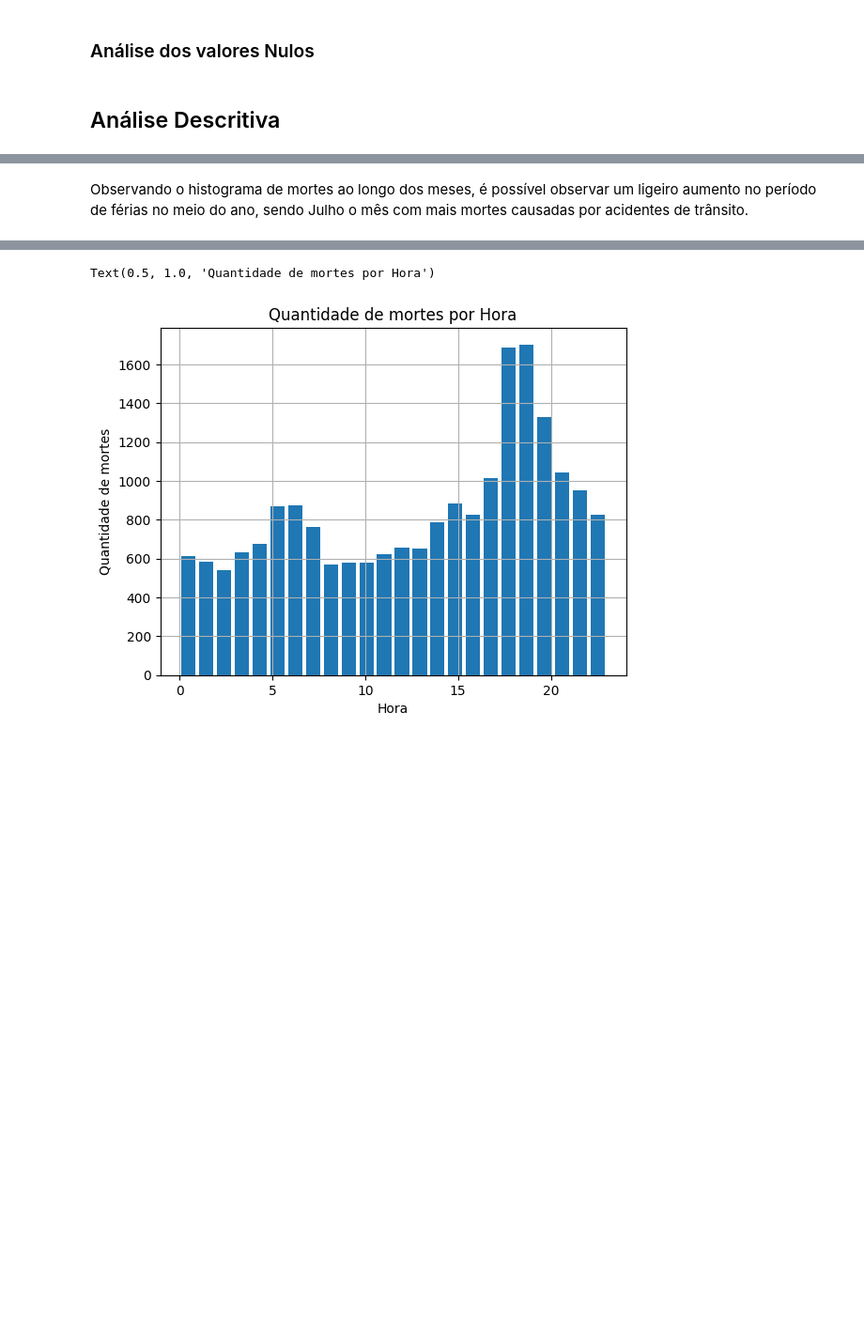
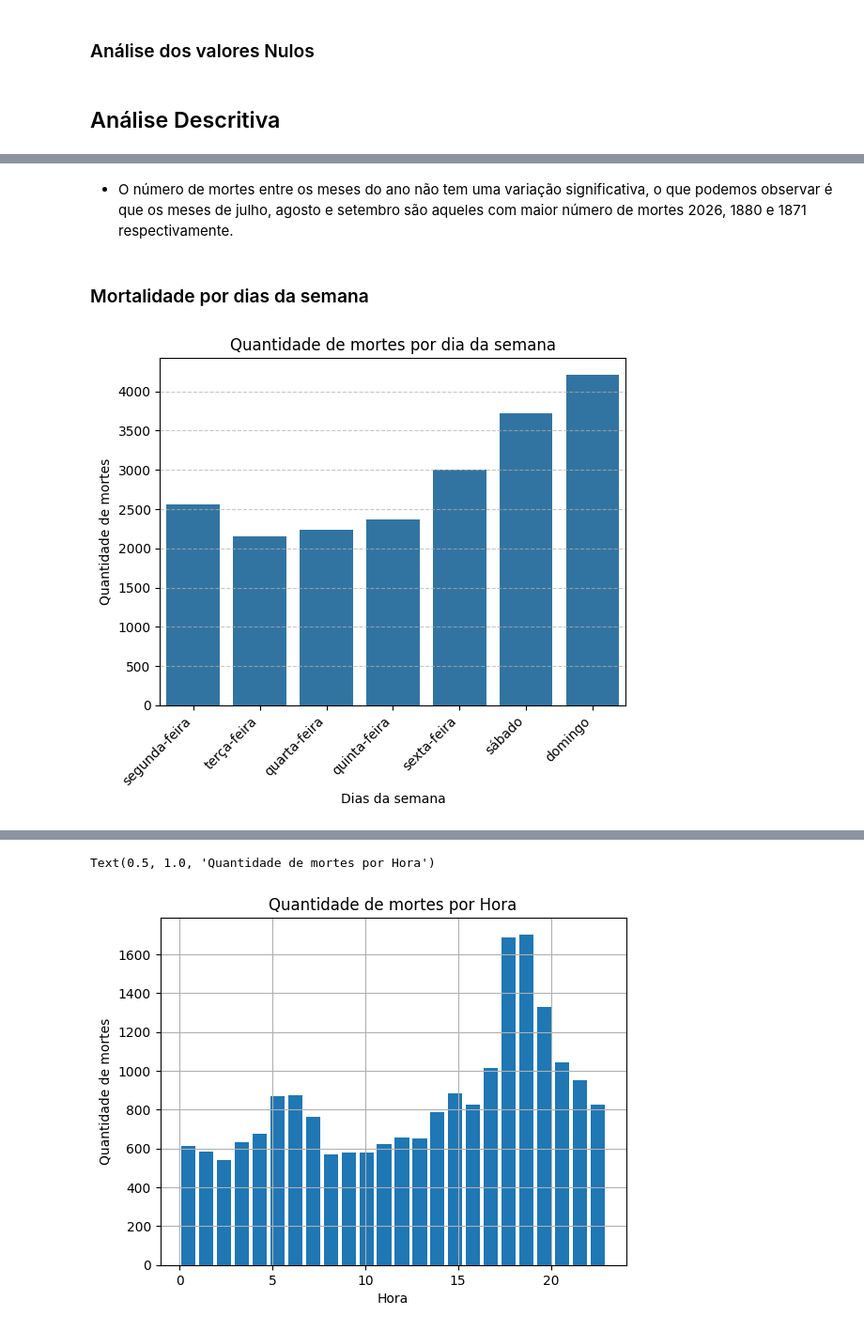
Before and after one commit to Michael-SvCruz/Analise_dados_PRF_acidentes, a Jupyter notebook: analise_acidentes_rodovias.ipynb, the cells around one changed output, grey strips where cells are left out. Shown: that part at 94% size. Cells and saved outputs as stored; diff of their text form; code cells hidden in the pictures; blank space fills up the shorter version.

```diff
--- a/analise_acidentes_rodovias.ipynb
+++ b/analise_acidentes_rodovias.ipynb
@@ -186,3 +202,20 @@ Text(0.5, 1.0, 'Quantidade de mortes por Mês')
 [figure]
-# %% [markdown]
-Observando o histograma de mortes ao longo dos meses, é possível observar um ligeiro aumento no período de férias no meio do ano, sendo Julho o mês com mais mortes causadas por acidentes de trânsito.
+# %% [markdown]
+- O número de mortes entre os meses do ano não tem uma variação significativa, o que podemos observar é que os meses de julho, agosto e setembro são aqueles com maior número de mortes 2026, 1880 e 1871 respectivamente.
+# %% [markdown]
+### Mortalidade por dias da semana
+# %%
+semana_dias = ['segunda-feira', 'terça-feira', 'quarta-feira', 'quinta-feira', 'sexta-feira', 'sábado', 'domingo']
+ax = sns.countplot(x=df_obt['dia_semana'], color='#1F77B4', order=semana_dias)
+
+plt.xlabel('Dias da semana')
+plt.ylabel('Quantidade de mortes')
+plt.title('Quantidade de mortes por dia da semana')
+
+ax.set_xticklabels(ax.get_xticklabels(), rotation=45, ha="right")
+
+plt.grid(axis='y', linestyle='--', alpha=0.7)
+
+plt.show()
+# %% [output]
+[figure, added]
```
Also changed, not shown: parts of 16 cells of this notebook.
